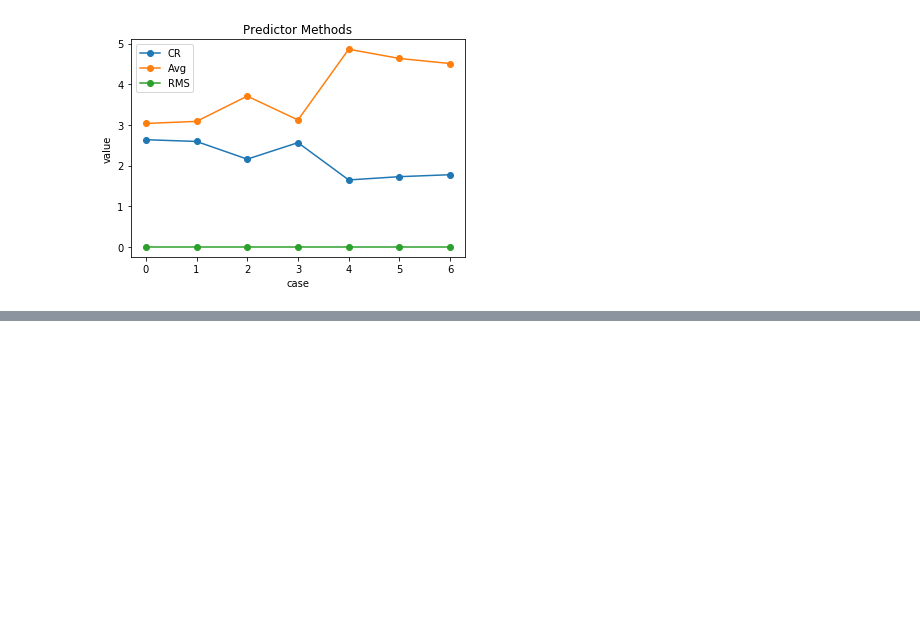
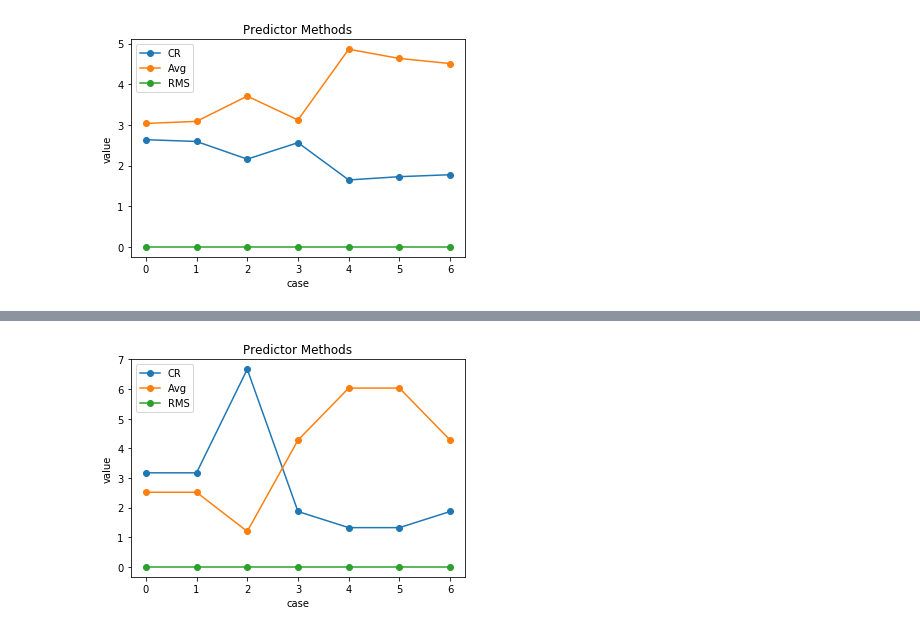
Before and after one commit to JackBurdick/MM_JPEG_report, a Jupyter notebook: Untitled.ipynb, the cells around one changed output, grey strips where cells are left out. Drawn from its saved outputs; the diff is of its cells as text; code cells hidden in the pictures; blank space fills up the shorter version.

```diff
--- a/Untitled.ipynb
+++ b/Untitled.ipynb
@@ -849,0 +1100,89 @@ plt.show()
+# %%
+img_width = 16
+img_height = 16
+
+new_imgs_vals = []
+new_img_labels = []
+
+# create small checkered; diff = 1
+checkered_image = np.zeros((img_width, img_height))
+i = 0
+even_odd = 0
+row_flag = True
+while i < img_width:
+    j = 0
+    while j < img_height:
+        if even_odd % 2 == 0:
+            if row_flag:
+                checkered_image[i][j] = 35
+            else:
+                checkered_image[i][j] = 36
+        else:
+            if not row_flag:
+                checkered_image[i][j] = 35
+            else:
+                checkered_image[i][j] = 36
+        even_odd += 1
+        j += 1
+    row_flag = not row_flag
+    i += 1
+new_imgs_vals.append(checkered_image)
+new_img_labels.append('checkered_1')
+
+# create medium checkered; diff = 2
+checkered_image = np.zeros((img_width, img_height))
+i = 0
+even_odd = 0
+row_flag = True
+while i < img_width:
+    j = 0
+    while j < img_height:
+        if even_odd % 2 == 0:
+            if row_flag:
+                checkered_image[i][j] = 35
+            else:
+                checkered_image[i][j] = 37
+        else:
+            if not row_flag:
+                checkered_image[i][j] = 35
+            else:
+                checkered_image[i][j] = 37
+        even_odd += 1
+        j += 1
+    row_flag = not row_flag
+    i += 1
+new_imgs_vals.append(checkered_image)
+new_img_labels.append('checkered_2')
+
+
+# create high checkered; diff = 5
+checkered_image = np.zeros((img_width, img_height))
+i = 0
+even_odd = 0
+row_flag = True
+while i < img_width:
+    j = 0
+    while j < img_height:
+        if even_odd % 2 == 0:
+            if row_flag:
+                checkered_image[i][j] = 35
+            else:
+                checkered_image[i][j] = 40
+        else:
+            if not row_flag:
+                checkered_image[i][j] = 35
+            else:
+                checkered_image[i][j] = 40
+        even_odd += 1
+        j += 1
+    row_flag = not row_flag
+    i += 1
+new_imgs_vals.append(checkered_image)
+new_img_labels.append('checkered_5')
+
+case_index = 0
+for new_img in new_imgs_vals:
+    print("IMAGE: ", new_img_labels[case_index])
+    calculate_new_metrics_display_plot(new_img)
+    case_index += 1
+# %% [output]
@@ -849,0 +1190 @@ plt.show()
+[figure, added]
```
Also changed, not shown: parts of 30 cells of this notebook, 7 other files.
